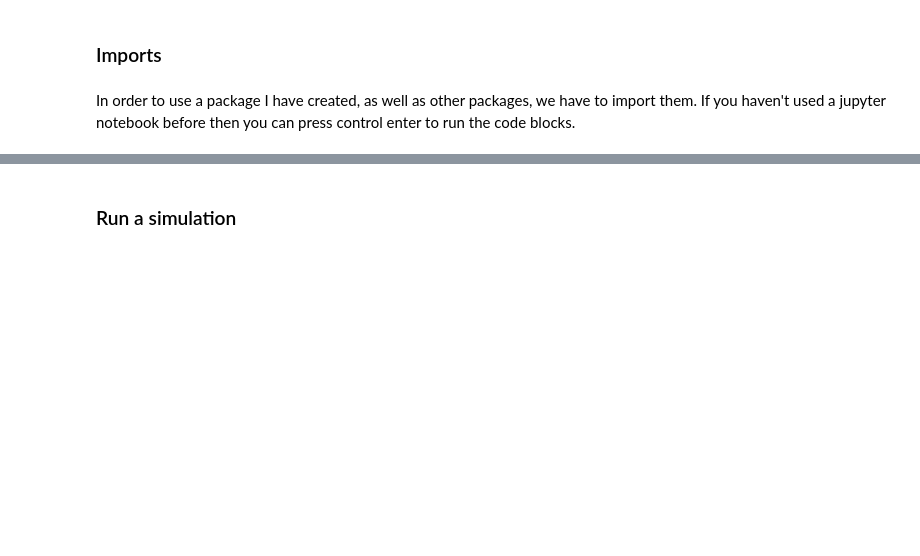
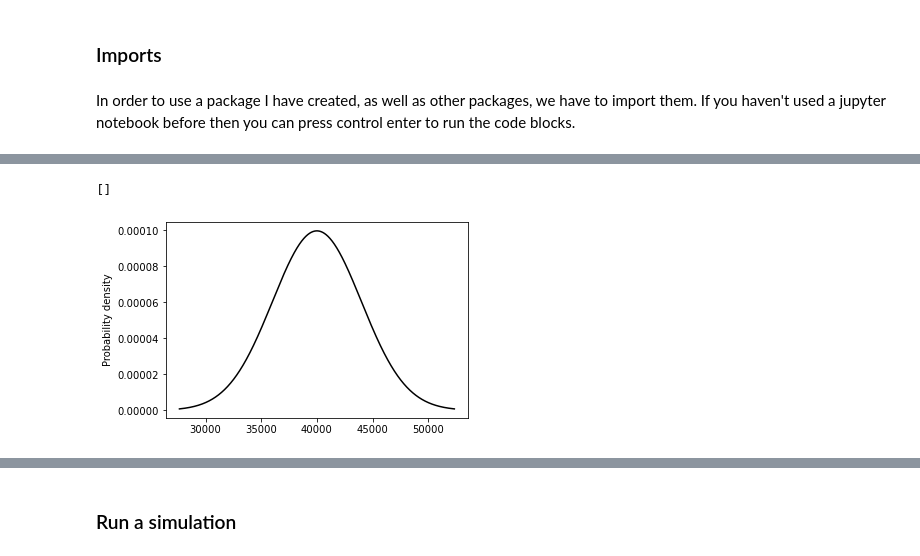
Before and after one commit to danielward27/wildcats, a Jupyter notebook: scripts/tutorial.ipynb, the cells around one changed output, grey strips where cells are left out. Cells and saved outputs as stored; diff of their text form; code cells hidden in the pictures; blank space fills up the shorter version.

```diff
--- a/scripts/tutorial.ipynb
+++ b/scripts/tutorial.ipynb
@@ -31 +35,8 @@ ScaledDist(scipy.stats.lognorm(s=0.5, loc=0, scale=1),
+# %%
+from sim.utils import ScaledDist
+ScaledDist(scipy.stats.truncnorm(a=-7, b=np.inf, loc=0, scale=1),
+           scipy.stats.truncnorm(a=-7, b=np.inf, loc=40000, scale=4000))  # trunc at 12000
+# %% [output]
+[]
+[figure, added]
 # %%
```
Also changed, not shown: parts of 3 cells of this notebook, 1 other file.
